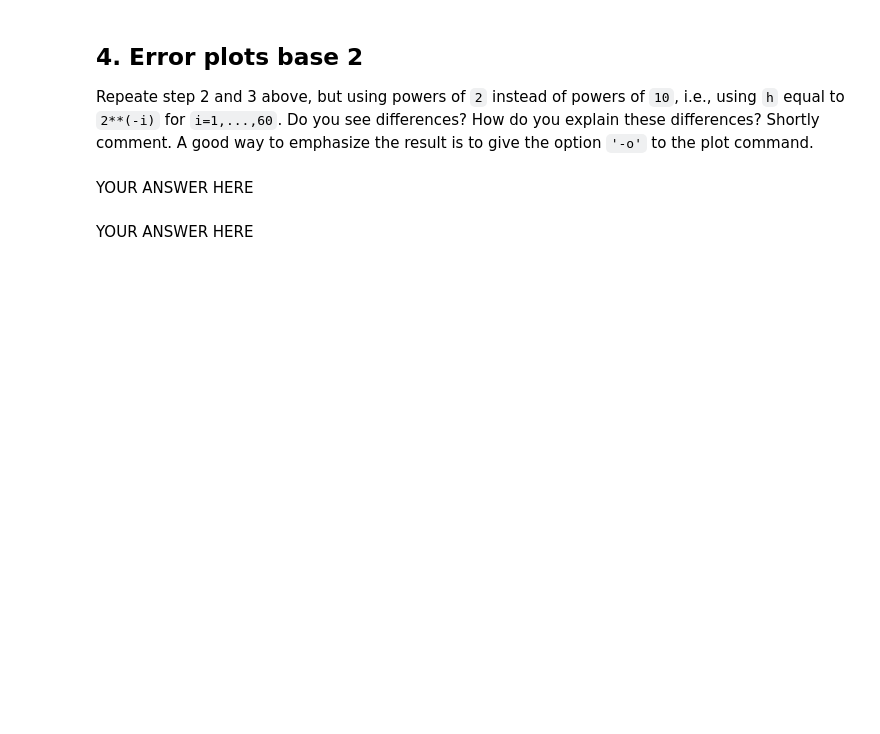
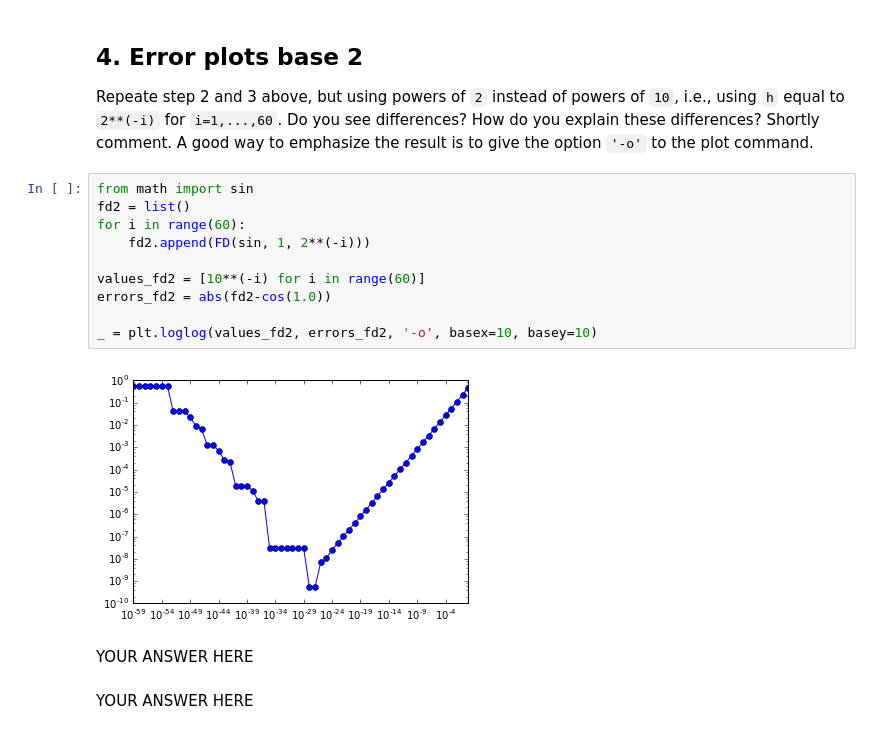
Before and after one commit to ginevracoal/P1.4_seed, a Jupyter notebook: assignments/00_Basics/D1-exercises.ipynb, the cells around one changed output. Cells and saved outputs as stored; diff of their text form; blank space fills up the shorter version.

```diff
--- a/assignments/00_Basics/D1-exercises.ipynb
+++ b/assignments/00_Basics/D1-exercises.ipynb
@@ -111,6 +121,18 @@ YOUR ANSWER HERE
 # %% [markdown]
 ## 4. Error plots base 2
 Repeate step 2 and 3 above, but using powers of `2` instead of powers of `10`, i.e., using `h` equal to `2**(-i)` for `i=1,...,60`. Do you see differences? How do you explain these differences? Shortly comment.  A good way to emphasize the result is to give the option `'-o'` to the plot command.
+# %%
+from math import sin
+fd2 = list()
+for i in range(60):
+    fd2.append(FD(sin, 1, 2**(-i)))
+
+values_fd2 = [10**(-i) for i in range(60)]
+errors_fd2 = abs(fd2-cos(1.0))
+
+_ = plt.loglog(values_fd2, errors_fd2, '-o', basex=10, basey=10)
+# %% [output]
+[figure, added]
 # %% [markdown]
 YOUR ANSWER HERE
 # %% [markdown]
```
Also changed, not shown: parts of 51 cells of this notebook.
